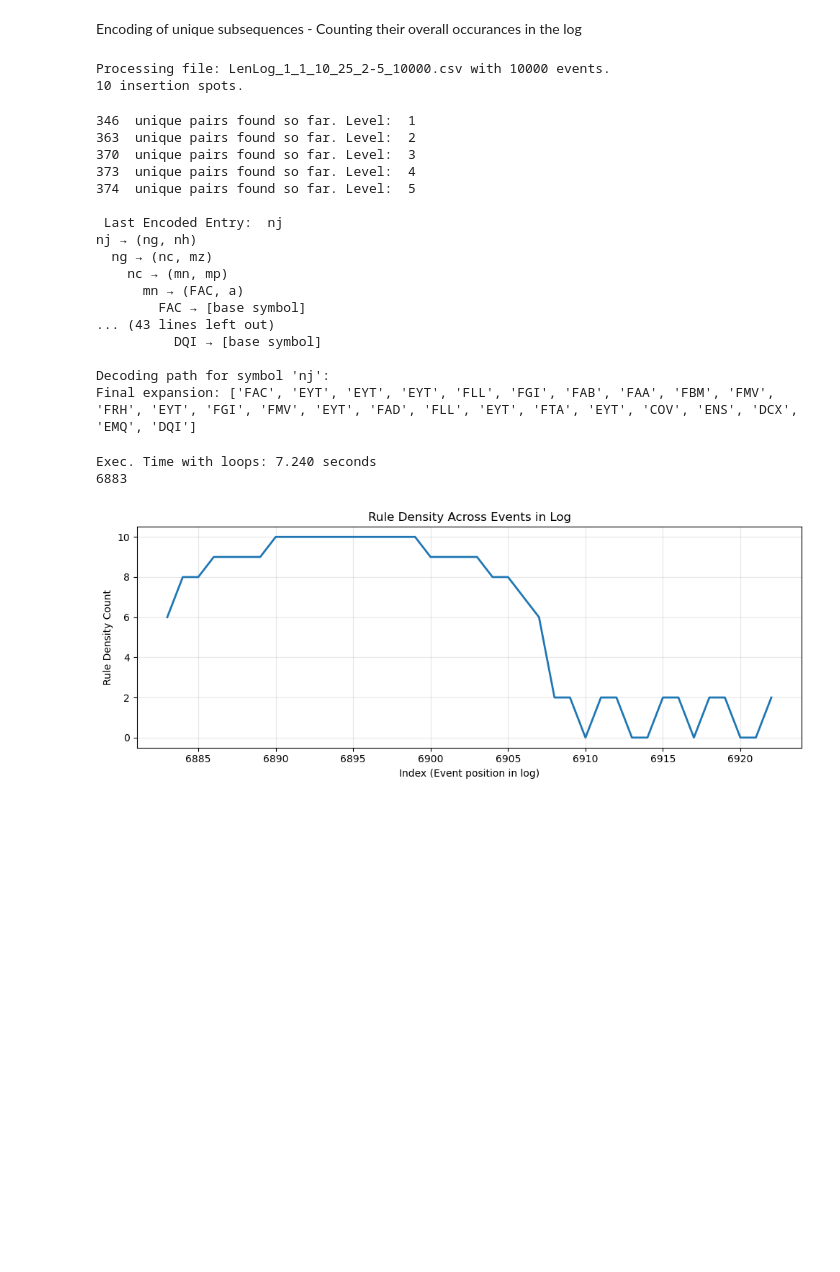
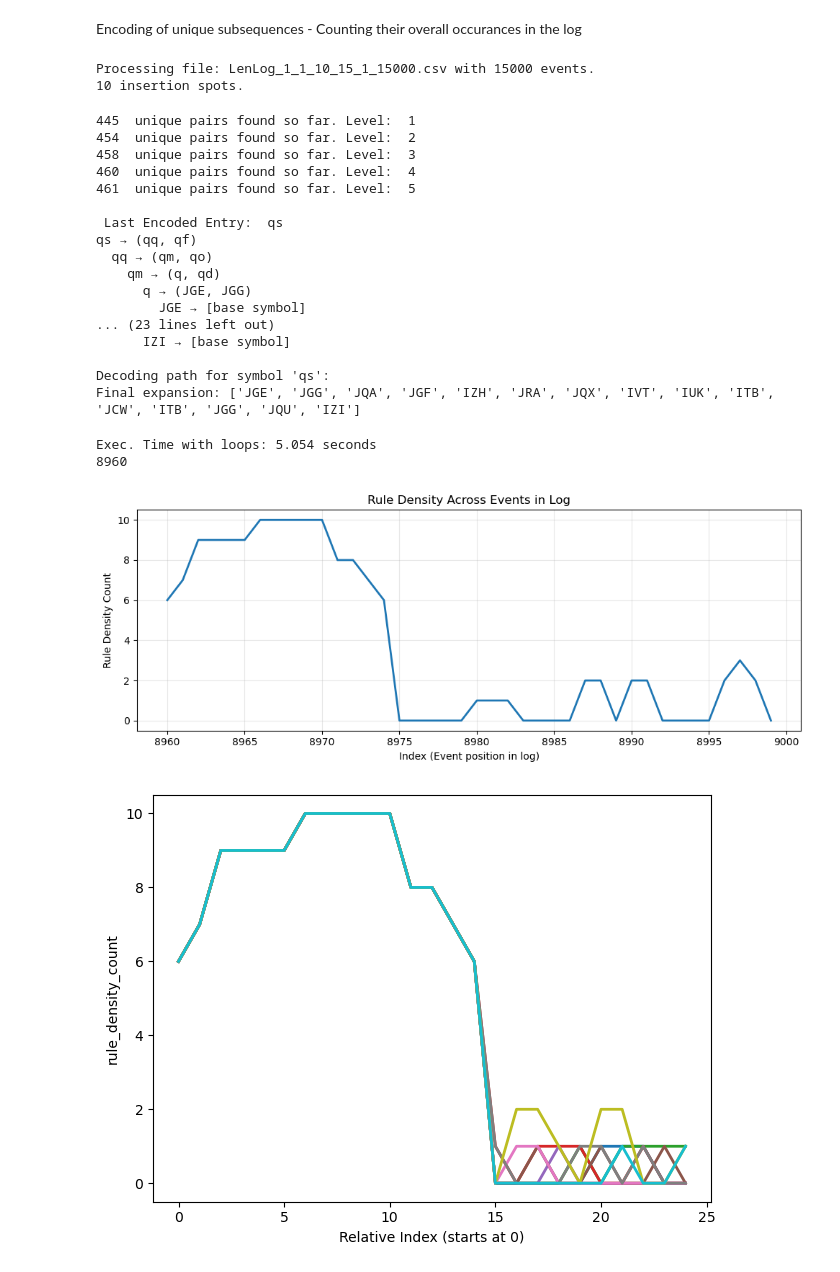
Before and after one commit to thohenadl/TSMDforUILogs, a Jupyter notebook: JupyterNotebooks/01_GrammerBasedMotifDiscovery.ipynb, the cells around one changed output. Cells and saved outputs as stored; diff of their text form; code cells hidden in the pictures; blank space fills up the shorter version.

```diff
--- a/JupyterNotebooks/01_GrammerBasedMotifDiscovery.ipynb
+++ b/JupyterNotebooks/01_GrammerBasedMotifDiscovery.ipynb
@@ -16,11 +18,12 @@ import matplotlib.pyplot as plt
 # Set True if a smartRPALog should be processed
 # If false set leno_plus as well
 isSmartRPA = True
+log_name_smartRPA = "LenLog_1_1_10_15_1_15000.csv"
 
 # ---- Leno Sequential Log ----
 # Choose Leno Pluse = True for SR RT ordered first all Student Records afterwars Reimbursement
 # If leno_plus = False they are mixed: One SR One RT One SR and so forth
-leno_plus = True
+leno_plus = False
 
 
 #       ####                                        ####
@@ -41,7 +44,6 @@ Setup of Data and reading of necessary files for SmartRPA validation
 # ---- Define the path in which all files are stored ----
 folder_path_smartRPA = "../logs/smartRPA/percentageComparison/"
 percentagData_filename = "validationDataPercentage.csv"
-log_name_smartRPA = "LenLog_1_1_10_25_2-5_10000.csv"
 
 folder_path_leno = "../logs/leno/"
 sep_leno = ";"
@@ -86,10 +88,11 @@ if isSmartRPA:
     hierarchy_list_smartrpa = [systems, applications, uiGroup1, uiGroup2, uiGroup3, uiElement, actions]
     hierarchy_columns_smartrpa = list(chain.from_iterable([h for h in hierarchy_list_smartrpa if h]))
 
+    hierarchy_list = hierarchy_list_smartrpa
     hierarchy_columns = hierarchy_columns_smartrpa
 
     file = pd.read_csv(folder_path_smartRPA + log_name_smartRPA, sep=sep_smartrpa)
-    log = symbolize_UILog(file, hierarchy_columns)
+    log = grammar_util.symbolize_UILog(file, hierarchy_columns)
     print(f"Processing file: {log_name_smartRPA} with {len(log)} events.")
     comparisonVariables = percentageValData.loc[percentageValData['uiLogName'] == log_name_smartRPA]
     insertSpots = comparisonVariables["motifSpots"]
@@ -112,6 +115,7 @@ else:
     actions = ["eventType"]
     hierarchy_list_leno = [applications, uiGroup1, uiGroup2, uiElement, actions]
     # Flatten the hierarchy list and remove empty lists
+    hierarchy_list = hierarchy_list_leno
     hierarchy_columns = list(chain.from_iterable([h for h in hierarchy_list_leno if h]))
     if leno_plus: # Leno Log Sequential
         leno_SR_RT_plus = pd.read_csv(folder_path_leno + "2509_extended_SR_RT_plus.csv", sep=sep_leno)
@@ -120,7 +124,7 @@ else:
         leno_SR_RT_plus_ground_truth["end_index"] = 0
         leno_SR_RT_plus_ground_truth["end_index"] = leno_SR_RT_plus_ground_truth["start_index"] + leno_SR_RT_plus_ground_truth["length"]
         ground_truth = leno_SR_RT_plus_ground_truth
-        log = symbolize_UILog(leno_SR_RT_plus, hierarchy_columns)
+        log = grammar_util.symbolize_UILog(leno_SR_RT_plus, hierarchy_columns)
     else: # Leno Log Parallel
         leno_SR_RT_parallel = pd.read_csv(folder_path_leno + "2509_extended_SR_RT_parallel.csv", sep=sep_leno)
         leno_SR_RT_parallel_ground_truth = pd.read_csv(folder_path_leno + "2509_extended_SR_RT_parallel_ground_truth.csv")
@@ -128,45 +132,59 @@ else:
         leno_SR_RT_parallel_ground_truth["end_index"] = 0
         leno_SR_RT_parallel_ground_truth["end_index"] = leno_SR_RT_parallel_ground_truth["start_index"] + leno_SR_RT_parallel_ground_truth["length"]
         ground_truth = leno_SR_RT_parallel_ground_truth
-        log = symbolize_UILog(leno_SR_RT_parallel, hierarchy_columns)
+        log = grammar_util.symbolize_UILog(leno_SR_RT_parallel, hierarchy_columns)
 # %% [output]
-Processing file: LenLog_1_1_10_25_2-5_10000.csv with 10000 events.
+Processing file: LenLog_1_1_10_15_1_15000.csv with 15000 events.
 10 insertion spots.
 # %%
 # ---- Time the original implementation ----
-encoding_df, symbols, two_gram_df = re_pair(log)
+encoding_df, symbols, two_gram_df = grammar_util.re_pair(log)
 last_entry = len(encoding_df["new_symbol"])-1
 last_encoding = encoding_df["new_symbol"].iloc[last_entry]
 print("\n Last Encoded Entry: ",last_encoding)
-decoded_symbol = re_pair_decode_symbol(last_encoding, encoding_df, printing=True)
+decoded_symbol = grammar_util.re_pair_decode_symbol(last_encoding, encoding_df, printing=True)
 # %% [output]
-346  unique pairs found so far. Level:  1
-363  unique pairs found so far. Level:  2
-370  unique pairs found so far. Level:  3
-373  unique pairs found so far. Level:  4
-374  unique pairs found so far. Level:  5
+445  unique pairs found so far. Level:  1
+454  unique pairs found so far. Level:  2
+458  unique pairs found so far. Level:  3
+460  unique pairs found so far. Level:  4
+461  unique pairs found so far. Level:  5
 
- Last Encoded Entry:  nj
-nj → (ng, nh)
-  ng → (nc, mz)
-    nc → (mn, mp)
-      mn → (FAC, a)
-        FAC → [base symbol]
-... (43 lines left out)
-          DQI → [base symbol]
+ Last Encoded Entry:  qs
+qs → (qq, qf)
+  qq → (qm, qo)
+    qm → (q, qd)
+      q → (JGE, JGG)
+        JGE → [base symbol]
+... (23 lines left out)
+      IZI → [base symbol]
 
-Decoding path for symbol 'nj':
-Final expansion: ['FAC', 'EYT', 'EYT', 'EYT', 'FLL', 'FGI', 'FAB', 'FAA', 'FBM', 'FMV', 'FRH', 'EYT', 'FGI', 'FMV', 'EYT', 'FAD', 'FLL', 'EYT', 'FTA', 'EYT', 'COV', 'ENS', 'DCX', 'EMQ', 'DQI']
+Decoding path for symbol 'qs':
+Final expansion: ['JGE', 'JGG', 'JQA', 'JGF', 'IZH', 'JRA', 'JQX', 'IVT', 'IUK', 'ITB', 'JCW', 'ITB', 'JGG', 'JQU', 'IZI']
 # %%
 # Initialize the count column
 start_time = time.time()
-log = generate_density_count(encoding_df, log)
+log = grammar_util.generate_density_count(encoding_df, log)
 end_time = time.time()
 print(f"Exec. Time with loops: {end_time - start_time:.3f} seconds")
 motiv = int(ground_truth.iloc[0]["start_index"])
 print(motiv)
-plot_density_curve(log, range_low=motiv, range_high=motiv+40)
+grammar_util.plot_density_curve(log, range_low=motiv, range_high=motiv+40)
+
+colors = plt.cm.tab10.colors
+length = ground_truth["length"].max()
+for i, start in enumerate(ground_truth["start_index"]):
+    end = start+length+10
+    y = log.iloc[start:end]["rule_density_count"].to_numpy()
+    x = range(len(y))  # all start at 0
+    plt.plot(x, y, color=colors[i % len(colors)], linewidth=2, label=f"Range {start}-{end}")
+
+plt.xlabel("Relative Index (starts at 0)")
+plt.ylabel("rule_density_count")
+plt.tight_layout()
+plt.show()
 # %% [output]
-Exec. Time with loops: 7.240 seconds
-6883
+Exec. Time with loops: 5.054 seconds
+8960
-[figure, old version]
+[figure, new version]
+[figure, added]
```
Also changed, not shown: parts of 9 cells of this notebook, 7 other files.
